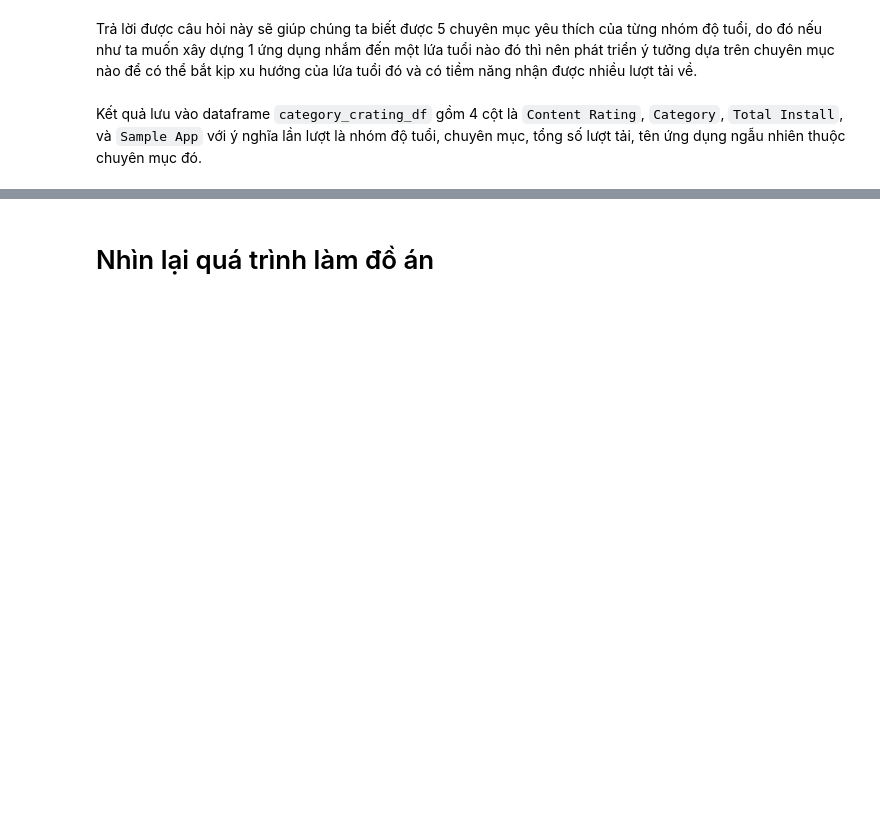
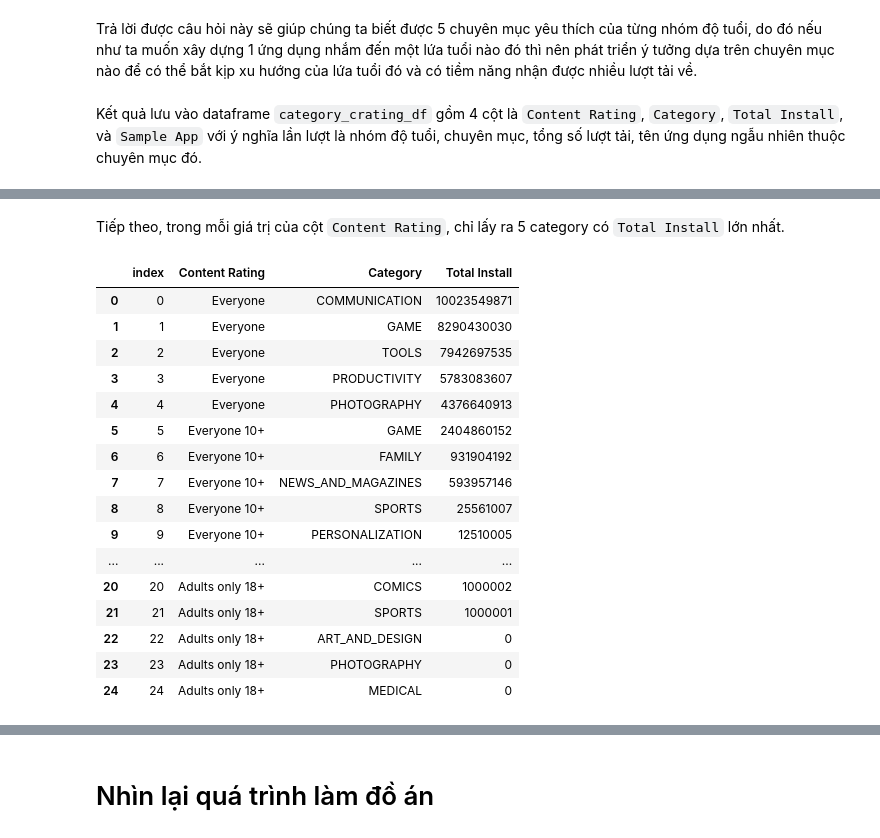
Before and after one commit to tqthangbl/P4DS-FinalProject, a Jupyter notebook: notebook.ipynb, the cells around one changed output, grey strips where cells are left out. Cells and saved outputs as stored; diff of their text form; code cells hidden in the pictures; blank space fills up the shorter version.

```diff
--- a/notebook.ipynb
+++ b/notebook.ipynb
@@ -791,14 +789,0 @@ Kết quả lưu vào dataframe `category_crating_df` gồm 4 cột là `Content
-# %%
-def change_installs_str_to_int(s):
-    if s == '0':
-        return 0
-    return int(s[:-1].replace(',', '')) + 1
-
-df = app_df[['Category', 'Content Rating', 'Installs']].copy()
-
-df['Category'] = df['Category'].fillna('OTHER')
-df['Installs'] = df['Installs'].apply(change_installs_str_to_int).astype('int')
-
-df = df.groupby(['Content Rating', 'Category'])['Installs'].sum().reset_index()
-df = df.groupby('Content Rating').apply(lambda x : x.sort_values(by = 'Installs', ascending = False).head(5)).reset_index(drop=False)
-df
@@ -806,0 +840,27 @@ ValueError: cannot insert Content Rating, already exists
+# %% [markdown]
+Tiếp theo, trong mỗi giá trị của cột `Content Rating`, chỉ lấy ra 5 category có `Total Install` lớn nhất.
+# %%
+def get_5_largest(df):
+    return df.sort_values(by = 'Total Install', ascending=False).head(5)
+
+
+category_crating_df = category_crating_df.groupby('Content Rating').apply(get_5_largest).reset_index(drop=True)
+category_crating_df
+# %% [output]
+|  | index | Content Rating | Category | Total Install |
+| 0 | 0 | Everyone | COMMUNICATION | 10023549871 |
+| 1 | 1 | Everyone | GAME | 8290430030 |
+| 2 | 2 | Everyone | TOOLS | 7942697535 |
+| 3 | 3 | Everyone | PRODUCTIVITY | 5783083607 |
+| 4 | 4 | Everyone | PHOTOGRAPHY | 4376640913 |
+| 5 | 5 | Everyone 10+ | GAME | 2404860152 |
+| 6 | 6 | Everyone 10+ | FAMILY | 931904192 |
+| 7 | 7 | Everyone 10+ | NEWS_AND_MAGAZINES | 593957146 |
+| 8 | 8 | Everyone 10+ | SPORTS | 25561007 |
+| 9 | 9 | Everyone 10+ | PERSONALIZATION | 12510005 |
+| ... | ... | ... | ... | ... |
+| 20 | 20 | Adults only 18+ | COMICS | 1000002 |
+| 21 | 21 | Adults only 18+ | SPORTS | 1000001 |
+| 22 | 22 | Adults only 18+ | ART_AND_DESIGN | 0 |
+| 23 | 23 | Adults only 18+ | PHOTOGRAPHY | 0 |
+| 24 | 24 | Adults only 18+ | MEDICAL | 0 |
```
Also changed, not shown: parts of 47 cells of this notebook.
